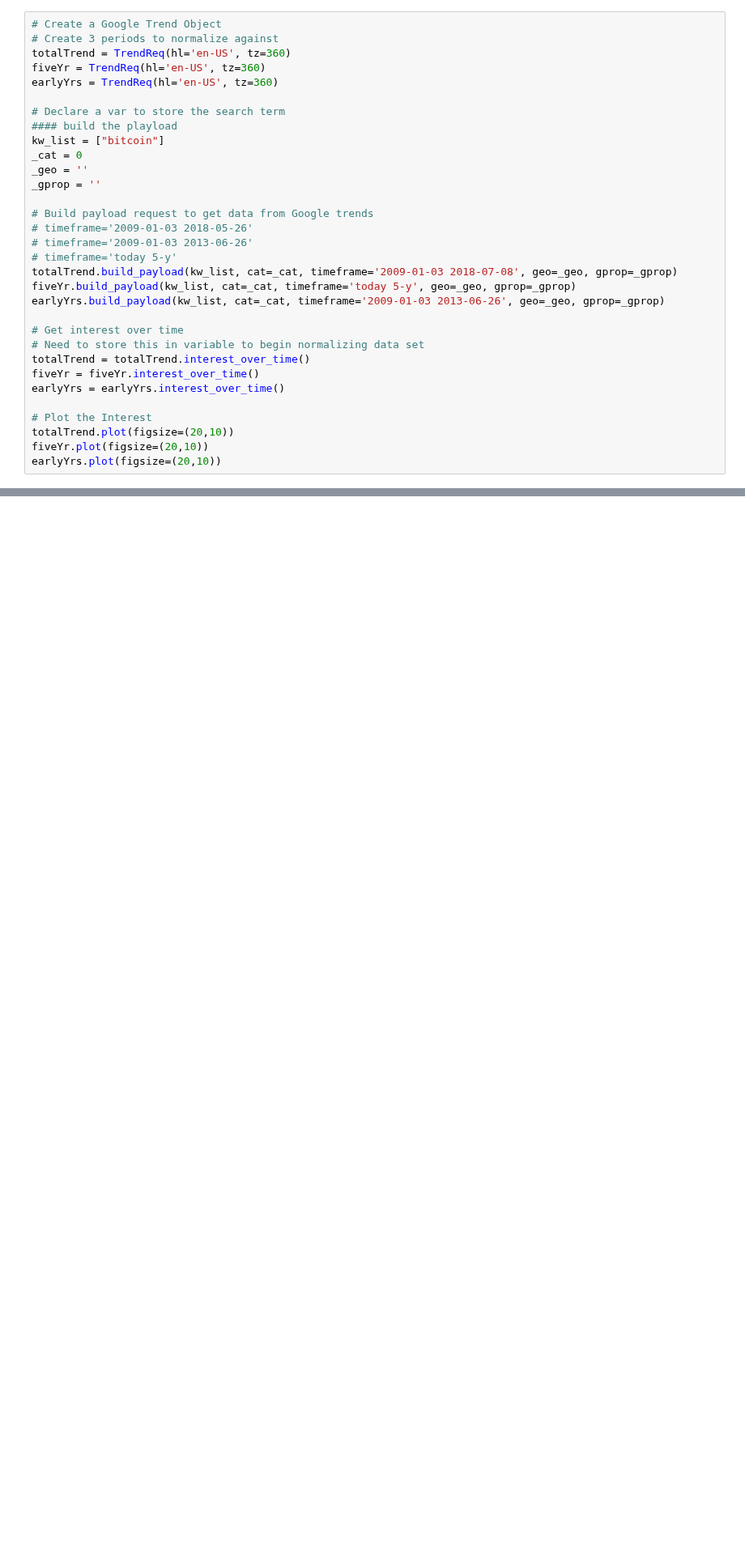
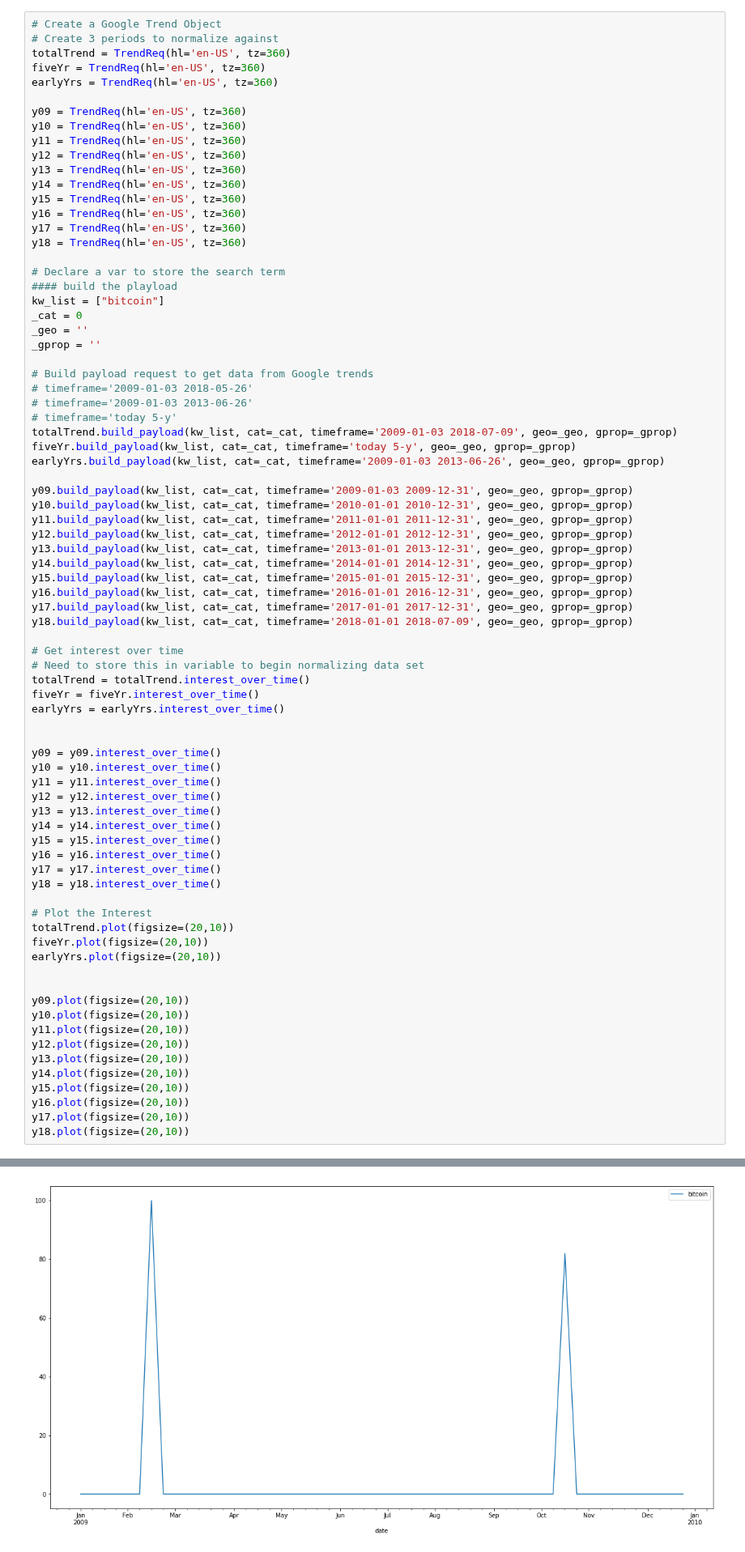
Before and after one commit to lopezdp/MachineLearningResearch, a Jupyter notebook: QuantFinance/PricingResearch.ipynb, the cells around one changed output, grey strips where cells are left out. Shown at 81% size. Saved outputs shown, nothing was run; the diff lists cells and outputs as text; blank space fills up the shorter version.

```diff
--- a/QuantFinance/PricingResearch.ipynb
+++ b/QuantFinance/PricingResearch.ipynb
@@ -598,34 +598,81 @@ miopm.plot(title='BTC Mining Operating Margin', figsize=(18,10), logy=True)
 totalTrend = TrendReq(hl='en-US', tz=360)
 fiveYr = TrendReq(hl='en-US', tz=360)
 earlyYrs = TrendReq(hl='en-US', tz=360)
+
+y09 = TrendReq(hl='en-US', tz=360)
+y10 = TrendReq(hl='en-US', tz=360)
+y11 = TrendReq(hl='en-US', tz=360)
+y12 = TrendReq(hl='en-US', tz=360)
+y13 = TrendReq(hl='en-US', tz=360)
+y14 = TrendReq(hl='en-US', tz=360)
+y15 = TrendReq(hl='en-US', tz=360)
+y16 = TrendReq(hl='en-US', tz=360)
+y17 = TrendReq(hl='en-US', tz=360)
+y18 = TrendReq(hl='en-US', tz=360)
 
 # Declare a var to store the search term
 #### build the playload
 kw_list = ["bitcoin"]
 _cat = 0
 _geo = ''
 _gprop = ''
 
 # Build payload request to get data from Google trends
 # timeframe='2009-01-03 2018-05-26'
 # timeframe='2009-01-03 2013-06-26'
 # timeframe='today 5-y'
-totalTrend.build_payload(kw_list, cat=_cat, timeframe='2009-01-03 2018-07-08', geo=_geo, gprop=_gprop)
+totalTrend.build_payload(kw_list, cat=_cat, timeframe='2009-01-03 2018-07-09', geo=_geo, gprop=_gprop)
 fiveYr.build_payload(kw_list, cat=_cat, timeframe='today 5-y', geo=_geo, gprop=_gprop)
 earlyYrs.build_payload(kw_list, cat=_cat, timeframe='2009-01-03 2013-06-26', geo=_geo, gprop=_gprop)
+
+y09.build_payload(kw_list, cat=_cat, timeframe='2009-01-03 2009-12-31', geo=_geo, gprop=_gprop)
+y10.build_payload(kw_list, cat=_cat, timeframe='2010-01-01 2010-12-31', geo=_geo, gprop=_gprop)
+y11.build_payload(kw_list, cat=_cat, timeframe='2011-01-01 2011-12-31', geo=_geo, gprop=_gprop)
+y12.build_payload(kw_list, cat=_cat, timeframe='2012-01-01 2012-12-31', geo=_geo, gprop=_gprop)
+y13.build_payload(kw_list, cat=_cat, timeframe='2013-01-01 2013-12-31', geo=_geo, gprop=_gprop)
+y14.build_payload(kw_list, cat=_cat, timeframe='2014-01-01 2014-12-31', geo=_geo, gprop=_gprop)
+y15.build_payload(kw_list, cat=_cat, timeframe='2015-01-01 2015-12-31', geo=_geo, gprop=_gprop)
+y16.build_payload(kw_list, cat=_cat, timeframe='2016-01-01 2016-12-31', geo=_geo, gprop=_gprop)
+y17.build_payload(kw_list, cat=_cat, timeframe='2017-01-01 2017-12-31', geo=_geo, gprop=_gprop)
+y18.build_payload(kw_list, cat=_cat, timeframe='2018-01-01 2018-07-09', geo=_geo, gprop=_gprop)
 
 # Get interest over time
 # Need to store this in variable to begin normalizing data set
 totalTrend = totalTrend.interest_over_time()
 fiveYr = fiveYr.interest_over_time()
 earlyYrs = earlyYrs.interest_over_time()
 
+
+y09 = y09.interest_over_time()
+y10 = y10.interest_over_time()
+y11 = y11.interest_over_time()
+y12 = y12.interest_over_time()
+y13 = y13.interest_over_time()
+y14 = y14.interest_over_time()
+y15 = y15.interest_over_time()
+y16 = y16.interest_over_time()
+y17 = y17.interest_over_time()
+y18 = y18.interest_over_time()
+
 # Plot the Interest
 totalTrend.plot(figsize=(20,10))
 fiveYr.plot(figsize=(20,10))
 earlyYrs.plot(figsize=(20,10))
+
+
+y09.plot(figsize=(20,10))
+y10.plot(figsize=(20,10))
+y11.plot(figsize=(20,10))
+y12.plot(figsize=(20,10))
+y13.plot(figsize=(20,10))
+y14.plot(figsize=(20,10))
+y15.plot(figsize=(20,10))
+y16.plot(figsize=(20,10))
+y17.plot(figsize=(20,10))
+y18.plot(figsize=(20,10))
 # %% [output]
 <matplotlib.axes._subplots.AxesSubplot at 0x...>
 [figure]
 [figure]
 [figure]
+[figure, added]
```
Also changed, not shown: parts of 12 cells of this notebook.
